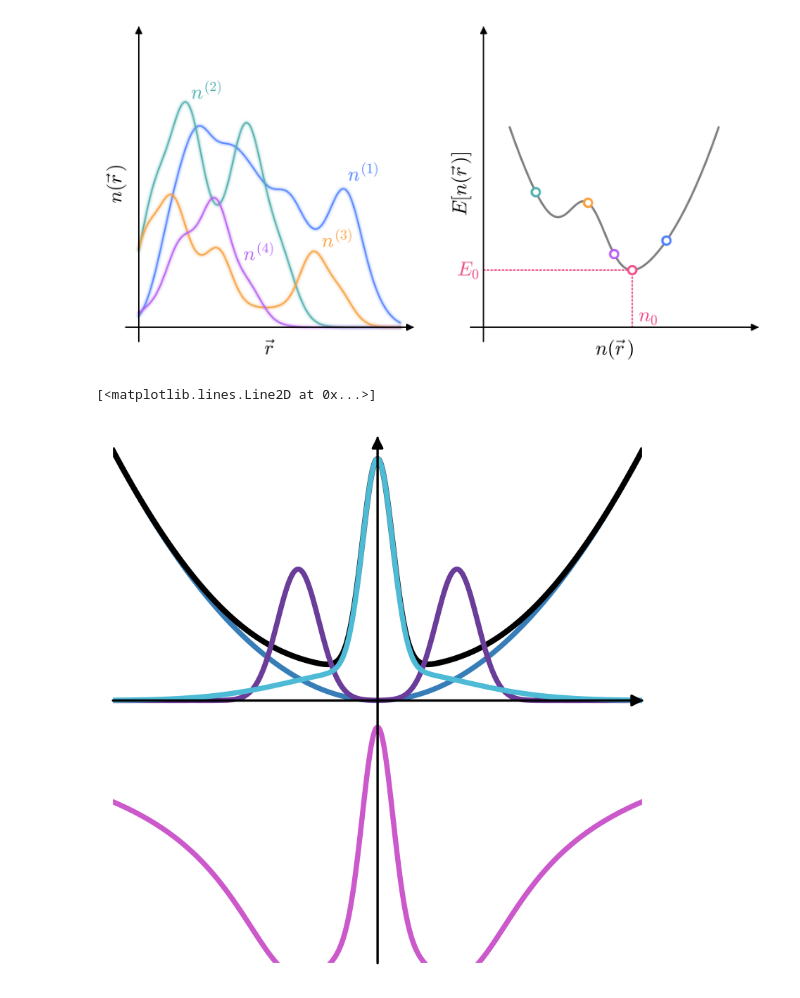
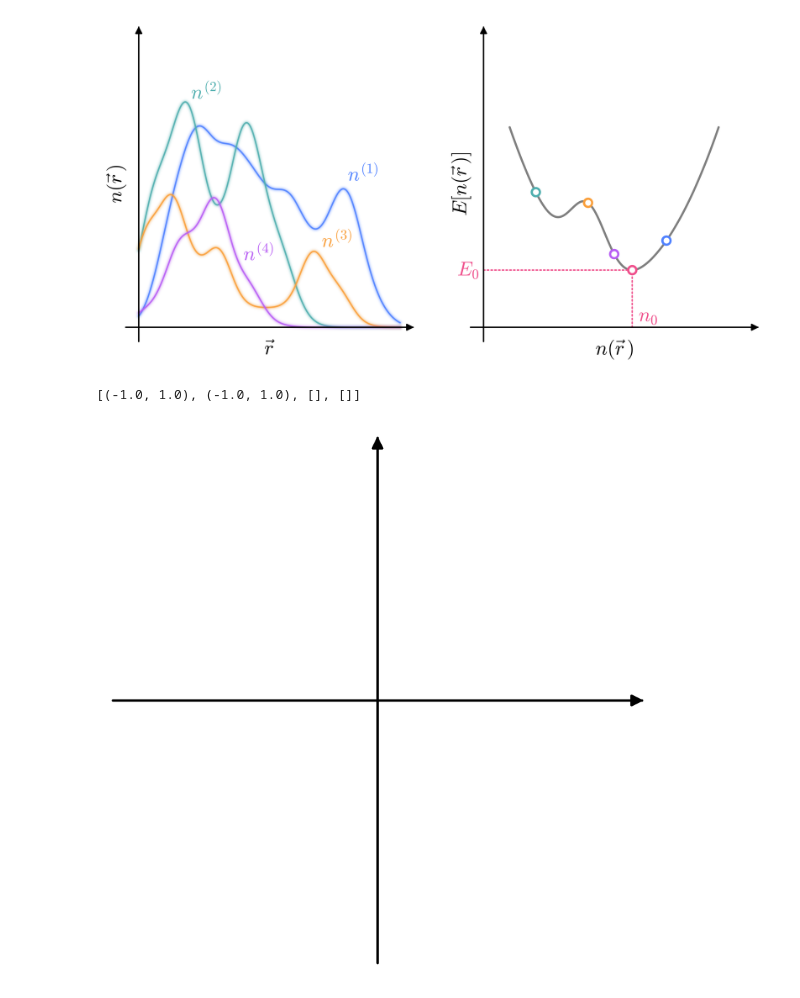
Before and after one commit to Photonico/PhD_thesis_of_Lu_Niu, a Jupyter notebook: figures_ch2/figures_ch2.ipynb, the cells around one changed output. Cells and saved outputs as stored; diff of their text form; code cells hidden in the pictures.

```diff
--- a/figures_ch2/figures_ch2.ipynb
+++ b/figures_ch2/figures_ch2.ipynb
@@ -83,83 +83,36 @@ print("saved to:", out)
 saved to: /Users/lu/Desktop/HK_variational.pdf
 [figure]
 # %%
-# 2.4.6 Structure and construction of the Kohn-Sham potential
+# single farme
 
 import numpy as np
 import matplotlib.pyplot as plt
 
 from pathlib import Path
 from mpl_toolkits.axisartist.axislines import AxesZero
 
 ## personal settings
 label = 14
 params = {"text.usetex": False,
           "font.family": "serif",
           "mathtext.fontset": "cm",
           "axes.titlesize": 16,
           "axes.labelsize": label,
           "figure.facecolor": "w"}
 plt.rcParams.update(params)
 fig = plt.figure(figsize=(4.0, 4.0), dpi=1024)
 # fig.suptitle("Kohn--Sham construction", fontsize=16)
 
 ## one AxesZero
 ax = fig.add_subplot(1, 1, 1, axes_class=AxesZero)
 for d in ("xzero", "yzero"):
     ax.axis[d].set_axisline_style("-|>")
     ax.axis[d].set_visible(True)
 for d in ("left", "right", "bottom", "top"):
     ax.axis[d].set_visible(False)
 ax.set(xlim=(-1, 1), ylim=(-1, 1), xticks=[], yticks=[])
 
 ## schematic curves
-x = np.linspace(-1.0, 1.0, 1200)
-dx = x[1] - x[0]
-g = lambda c, s: np.exp(-((x - c) / s) ** 2)
-
-# target density: two separated peaks
-n_shape = g(-0.30, 0.11) + g(0.30, 0.11)
-n_phys = 2.0 * n_shape / np.trapezoid(n_shape, x)      # two electrons
-n_plot = 0.50 * n_shape / n_shape.max()
-n_ks = n_plot.copy()
-
-# external potential
-v_ext = 0.95 * x**2
-
-# Hartree potential from a 1D soft-Coulomb interaction
-a = 0.20
-kernel = 1.0 / np.sqrt((x[:, None] - x[None, :])**2 + a**2)
-v_H = 0.18 * dx * (kernel @ n_phys)
-
-# interaction-induced part: central barrier
-v_hxc = 0.80 * g(0.0, 0.08) + 0.12 * g(0.0, 0.45)
-
-# physically consistent decomposition
-v_xc = v_hxc - v_H
-v_ks = v_ext + v_hxc
-
-ax.plot(x, v_ext,  lw=2.2, color="#377eb8",
-        label=r"External potential $v_\mathrm{ext}(x)$")
-ax.plot(x, n_plot, lw=2.2, ls="--", color="#e41a1c",
-        label=r"Exact density $n(x)$")
-ax.plot(x, v_ks,   lw=2.4, color="black",
-        label=r"Kohn--Sham potential $v_\mathrm{KS}([n];x)$")
-ax.plot(x, n_ks,   lw=2.2, color="#6a3d9a",
-        label=r"Kohn--Sham density $n_\mathrm{KS}(x)$")
-ax.plot(x, v_hxc,  lw=2.2, color="#4dbbd5",
-        label=r"Hartree--exchange--correlation potential $v_\mathrm{Hxc}([n];x)$")
-ax.plot(x, v_xc,   lw=2.2, color="#cc59cc",
-        label=r"Exchange--correlation potential $v_\mathrm{xc}([n];x)$")
-
-ax.axis["xzero"].label.set_text(r"Position $x$")
-ax.axis["yzero"].label.set_text("Schematic value")
-ax.axis["xzero"].label.set_fontsize(label)
-ax.axis["yzero"].label.set_fontsize(label)
-
-ax.legend(loc="upper left", bbox_to_anchor=(1.02, 1.00))
-fig.subplots_adjust(left=0.08, right=0.70, bottom=0.08, top=0.98)
-
-plt.show()
 # %% [output]
-[<matplotlib.lines.Line2D at 0x...>]
+[(-1.0, 1.0), (-1.0, 1.0), [], []]
-[figure, old version]
+[figure, new version]
```
Also changed, not shown: 1 other file.
